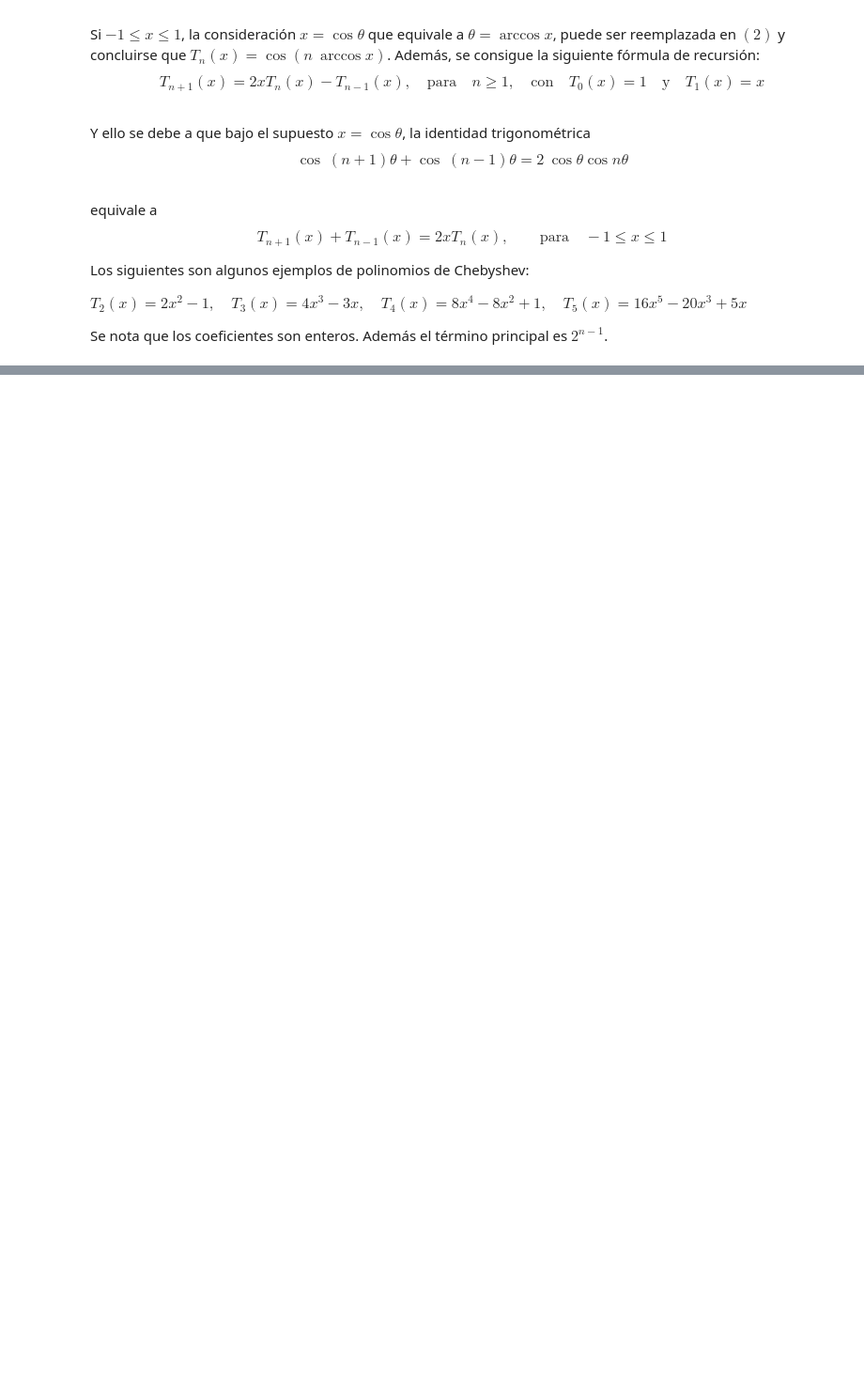
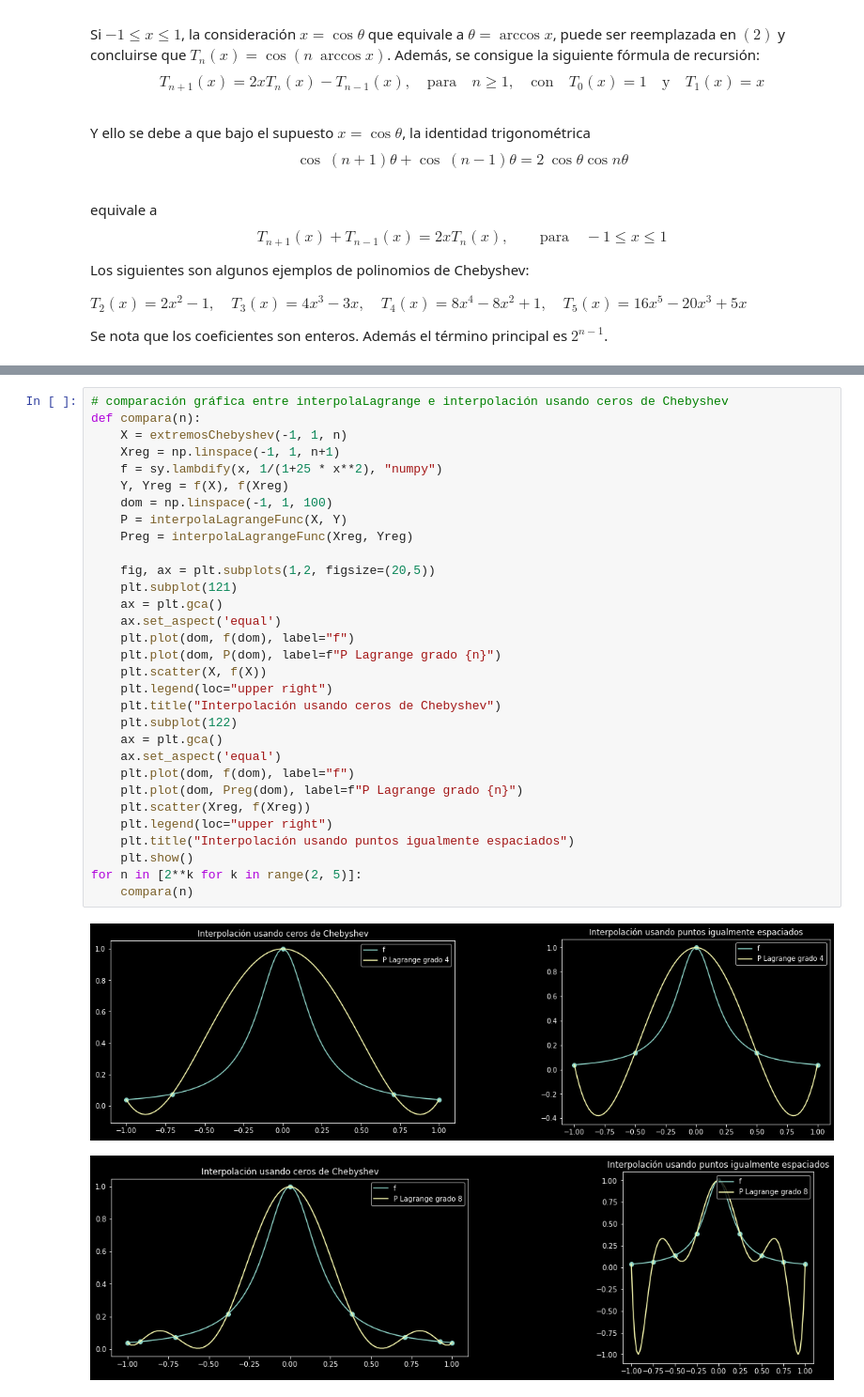
Before and after one commit to YuberHernany/algoritmos, a Jupyter notebook: aproxima_por_polinomios/interpola.ipynb, the cells around one changed output, grey strips where cells are left out. Shown at 94% size. Saved outputs shown, nothing was run; the diff lists cells and outputs as text; blank space fills up the shorter version.

```diff
--- a/aproxima_por_polinomios/interpola.ipynb
+++ b/aproxima_por_polinomios/interpola.ipynb
@@ -162,0 +234,34 @@ $$T _{n}(x) = 2 ^{n-1}(x-x _{0} )(x-x _{ 1} )\cdots (x - x _{n-1} ) = 2 ^{n-1} \
+# %%
+# comparación gráfica entre interpolaLagrange e interpolación usando ceros de Chebyshev
+def compara(n):
+    X = extremosChebyshev(-1, 1, n)
+    Xreg = np.linspace(-1, 1, n+1)
+    f = sy.lambdify(x, 1/(1+25 * x**2), "numpy")
+    Y, Yreg = f(X), f(Xreg)
+    dom = np.linspace(-1, 1, 100)
+    P = interpolaLagrangeFunc(X, Y)
+    Preg = interpolaLagrangeFunc(Xreg, Yreg)
+
+    fig, ax = plt.subplots(1,2, figsize=(20,5))
+    plt.subplot(121)
+    ax = plt.gca()
+    ax.set_aspect('equal')
+    plt.plot(dom, f(dom), label="f")
+    plt.plot(dom, P(dom), label=f"P Lagrange grado {n}")
+    plt.scatter(X, f(X))
+    plt.legend(loc="upper right")
+    plt.title("Interpolación usando ceros de Chebyshev")
+    plt.subplot(122)
+    ax = plt.gca()
+    ax.set_aspect('equal')
+    plt.plot(dom, f(dom), label="f")
+    plt.plot(dom, Preg(dom), label=f"P Lagrange grado {n}")
+    plt.scatter(Xreg, f(Xreg))
+    plt.legend(loc="upper right")
+    plt.title("Interpolación usando puntos igualmente espaciados")
+    plt.show()
+for n in [2**k for k in range(2, 5)]:
+    compara(n)
+# %% [output]
+[figure, added]
+[figure, added]
```
Also changed, not shown: parts of 11 cells of this notebook, 2 other files.
